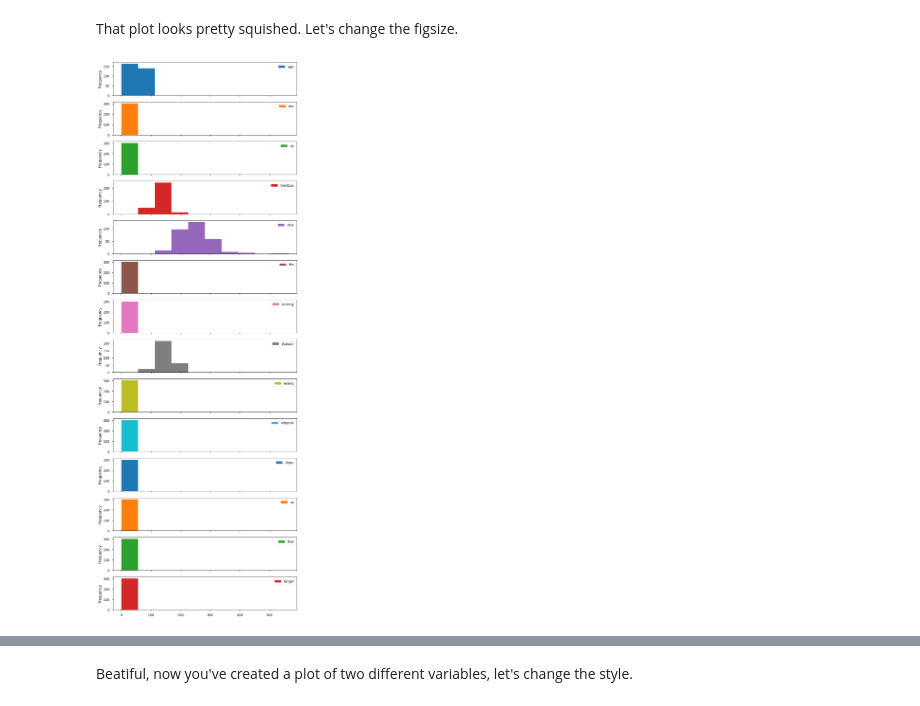
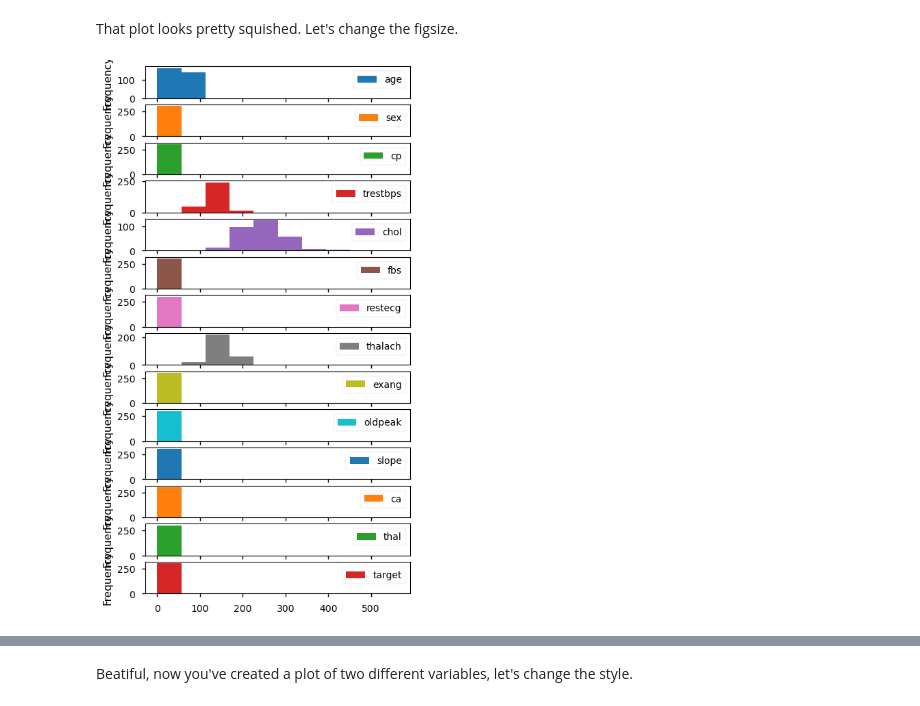
Before and after one commit to AidenHadisi/ml-journey, a Jupyter notebook: 003_matplotlib_exercises.ipynb, the cells around one changed output, grey strips where cells are left out. Saved outputs shown, nothing was run; the diff lists cells and outputs as text; code cells hidden in the pictures.

```diff
--- a/003_matplotlib_exercises.ipynb
+++ b/003_matplotlib_exercises.ipynb
@@ -382,9 +382,9 @@ That plot looks pretty squished. Let's change the figsize.
 # %%
 # Call the same line of code from above except change the "figsize" parameter
 # to be (10, 30)
-heart_disease.plot.hist(subplots=True, figsize=(10, 30),
+heart_disease.plot.hist(subplots=True, figsize=(5, 10),
 # %% [output]
-[figure, old version]
+[figure, new version]
 # %% [markdown]
 Now let's try comparing two variables versus the target variable.
 
```
Also changed, not shown: parts of 8 cells of this notebook, 1 other file.
